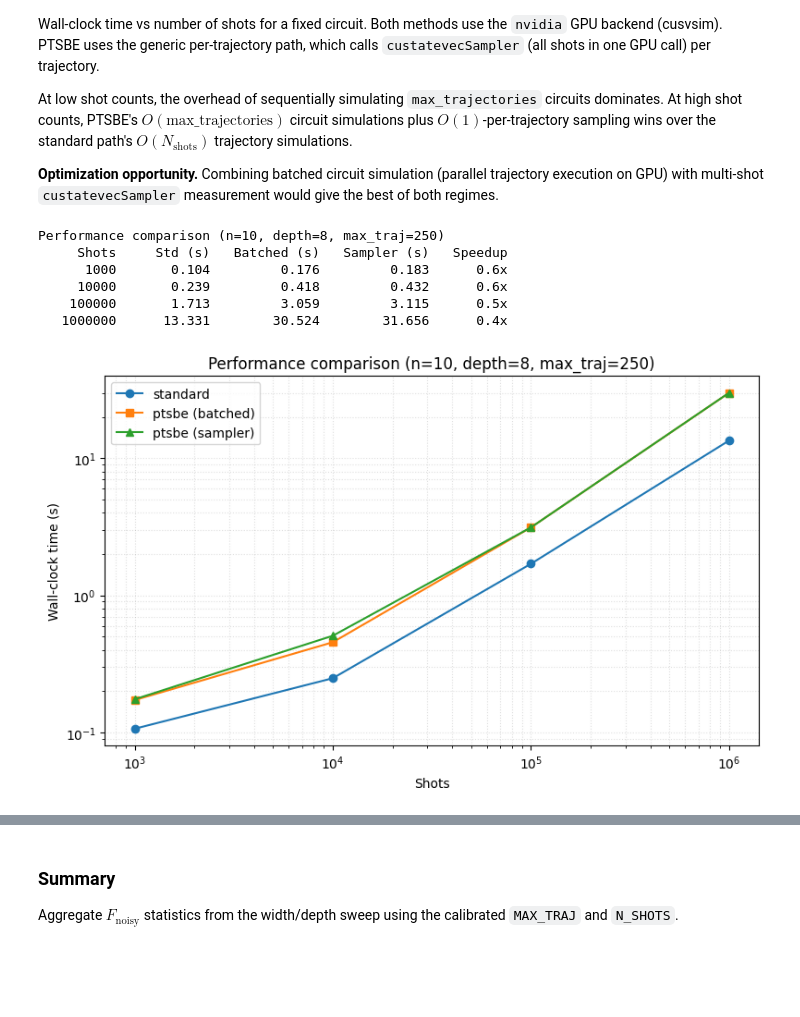
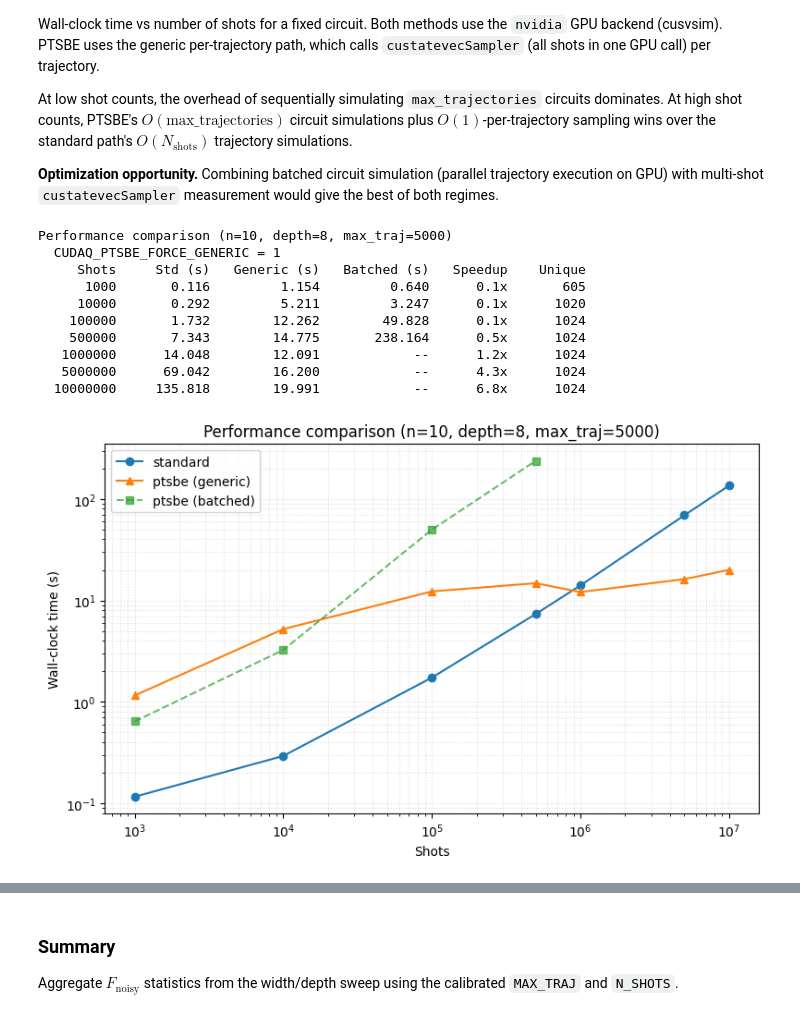
Before and after one commit to taalexander/cuda-quantum, a Jupyter notebook: docs/sphinx/examples/python/ptsbe_accuracy_verification.ipynb, the cells around one changed output, grey strips where cells are left out. Drawn from its saved outputs; the diff is of its cells as text; code cells hidden in the pictures; blank space fills up the shorter version.

```diff
--- a/docs/sphinx/examples/python/ptsbe_accuracy_verification.ipynb
+++ b/docs/sphinx/examples/python/ptsbe_accuracy_verification.ipynb
@@ -761,54 +761,67 @@ gate_choices = generate_gate_choices(n, depth, rng)
 noise_model = build_noise_model()
 kernel_mz = build_xeb_circuit(n, depth, gate_choices, with_mz=True)
 
-perf_shots = [1_000, 10_000, 100_000, 1_000_000]
+batched_shots = [1_000, 10_000, 100_000, 500_000]
+full_shots = [1_000, 10_000, 100_000, 500_000, 1_000_000, 5_000_000, 10_000_000]
 perf_times = {"standard": [], "ptsbe (generic)": [], "ptsbe (batched)": []}
+ptsbe_generic_unique_counts = []
 
 print(f"Performance comparison (n={n}, depth={depth}, max_traj={MAX_TRAJ})")
-header = f"{'Shots':>10s}  {'Std (s)':>10s}  {'Generic (s)':>12s}  {'Batched (s)':>12s}  {'Speedup':>8s}"
+print(f"  CUDAQ_PTSBE_FORCE_GENERIC = {os.environ.get('CUDAQ_PTSBE_FORCE_GENERIC', '<not set>')}")
+header = f"{'Shots':>10s}  {'Std (s)':>10s}  {'Generic (s)':>12s}  {'Batched (s)':>12s}  {'Speedup':>8s}  {'Unique':>8s}"
 print(header)
 
-for N in perf_shots:
+for N in full_shots:
     t0 = time.perf_counter()
     run_noisy_sample(kernel_mz, noise_model, shots=N, method="standard")
     t_std = time.perf_counter() - t0
 
-    # Generic path: per-trajectory custatevecSampler (multi-shot)
     os.environ["CUDAQ_PTSBE_FORCE_GENERIC"] = "1"
     t0 = time.perf_counter()
-    run_noisy_sample(kernel_mz, noise_model, shots=N, max_traj=MAX_TRAJ, method="ptsbe")
+    result_generic = run_noisy_sample(kernel_mz, noise_model, shots=N, max_traj=MAX_TRAJ, method="ptsbe")
     t_generic = time.perf_counter() - t0
+    ptsbe_generic_unique_counts.append(len(result_generic))
 
-    # Batched path: batchMeasure (per-shot GPU loop)
-    os.environ["CUDAQ_PTSBE_FORCE_GENERIC"] = "0"
-    t0 = time.perf_counter()
-    run_noisy_sample(kernel_mz, noise_model, shots=N, max_traj=MAX_TRAJ, method="ptsbe")
-    t_batched = time.perf_counter() - t0
+    if N in batched_shots:
+        os.environ["CUDAQ_PTSBE_FORCE_GENERIC"] = "0"
+        t0 = time.perf_counter()
+        run_noisy_sample(kernel_mz, noise_model, shots=N, max_traj=MAX_TRAJ, method="ptsbe")
+        t_batched = time.perf_counter() - t0
+    else:
+        t_batched = float('nan')
 
     perf_times["standard"].append(t_std)
     perf_times["ptsbe (generic)"].append(t_generic)
     perf_times["ptsbe (batched)"].append(t_batched)
     speedup = t_std / t_generic if t_generic > 0 else float('inf')
-    print(f"{N:>10d}  {t_std:>10.3f}  {t_generic:>12.3f}  {t_batched:>12.3f}  {speedup:>7.1f}x")
+    batched_str = f"{t_batched:>12.3f}" if not np.isnan(t_batched) else f"{'--':>12s}"
+    print(f"{N:>10d}  {t_std:>10.3f}  {t_generic:>12.3f}  {batched_str}  {speedup:>7.1f}x  {ptsbe_generic_unique_counts[-1]:>8d}")
 
 os.environ["CUDAQ_PTSBE_FORCE_GENERIC"] = "1"
 # %% [output]
-Performance comparison (n=10, depth=8, max_traj=250)
-     Shots     Std (s)   Batched (s)   Sampler (s)   Speedup
-      1000       0.104         0.176         0.183      0.6x
-     10000       0.239         0.418         0.432      0.6x
-    100000       1.713         3.059         3.115      0.5x
-   1000000      13.331        30.524        31.656      0.4x
+Performance comparison (n=10, depth=8, max_traj=5000)
+  CUDAQ_PTSBE_FORCE_GENERIC = 1
+     Shots     Std (s)   Generic (s)   Batched (s)   Speedup    Unique
+      1000       0.116         1.154         0.640      0.1x       605
+     10000       0.292         5.211         3.247      0.1x      1020
+    100000       1.732        12.262        49.828      0.1x      1024
+    500000       7.343        14.775       238.164      0.5x      1024
+   1000000      14.048        12.091            --      1.2x      1024
+   5000000      69.042        16.200            --      4.3x      1024
+  10000000     135.818        19.991            --      6.8x      1024
 # %%
 fig, ax = plt.subplots(figsize=(8, 5))
-for method, marker in [("standard", "o"), ("ptsbe", "s")]:
-    ax.loglog(perf_shots, perf_times[method], f"{marker}-", label=method)
+ax.loglog(full_shots, perf_times["standard"], "o-", label="standard")
+ax.loglog(full_shots, perf_times["ptsbe (generic)"], "^-", label="ptsbe (generic)")
+# Batched only has data up to batched_shots
+b_times = [t for t in perf_times["ptsbe (batched)"] if not np.isnan(t)]
+ax.loglog(batched_shots[:len(b_times)], b_times, "s--", label="ptsbe (batched)", alpha=0.7)
 ax.set_xlabel("Shots")
 ax.set_ylabel("Wall-clock time (s)")
 ax.set_title(f"Performance comparison (n={n}, depth={depth}, max_traj={MAX_TRAJ})")
 ax.legend()
 ax.grid(True, which="both", ls=":", alpha=0.4)
 plt.tight_layout()
 plt.show()
 # %% [output]
-[figure, old version]
+[figure, new version]
```
Also changed, not shown: parts of 18 cells of this notebook.
